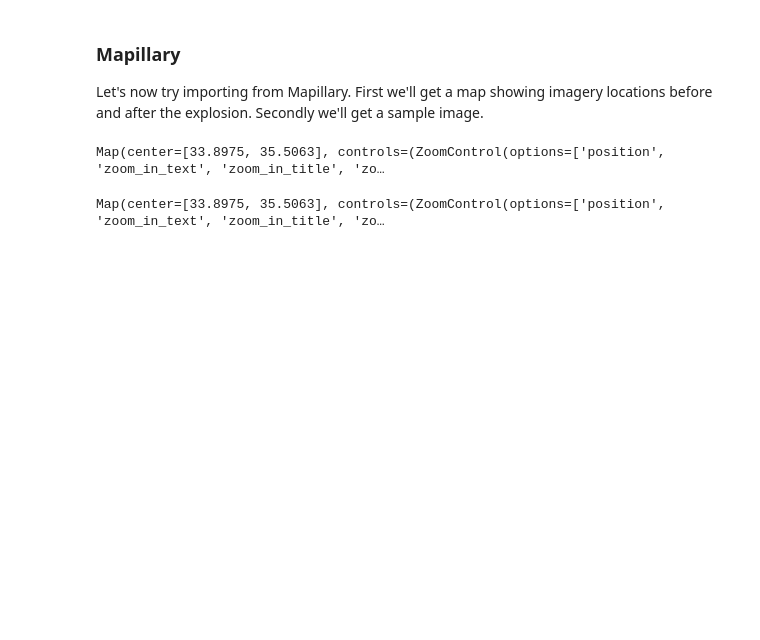
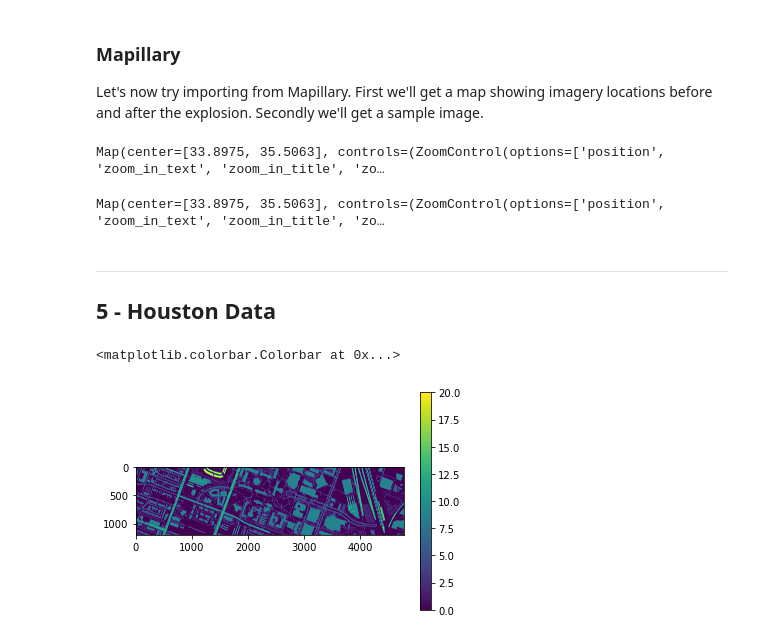
Before and after one commit to luke-scot/damage-assessment, a Jupyter notebook: data_visualisation.ipynb, the cells around one changed output. Cells and saved outputs as stored; diff of their text form; code cells hidden in the pictures; blank space fills up the shorter version.

```diff
--- a/data_visualisation.ipynb
+++ b/data_visualisation.ipynb
@@ -422,3 +451,13 @@ print(link, 'image key: {}'.format(preImages.loc[image_index].key if not image_k
 
 # request the image URL, to get a displayable image
 display(Image(requests.get(link,stream=all).content))
+# %% [markdown]
+_______________
+## 5 - Houston Data
+# %%
+im = Image.open('./data/2018IEEE_Contest/Phase2/TrainingGT/2018_IEEE_GRSS_DFC_GT_TR.tif')
+plt.imshow(np.array(im))
+plt.colorbar()
+# %% [output]
+<matplotlib.colorbar.Colorbar at 0x...>
+[figure, added]
```
Also changed, not shown: parts of 5 cells of this notebook, 3 other files.
